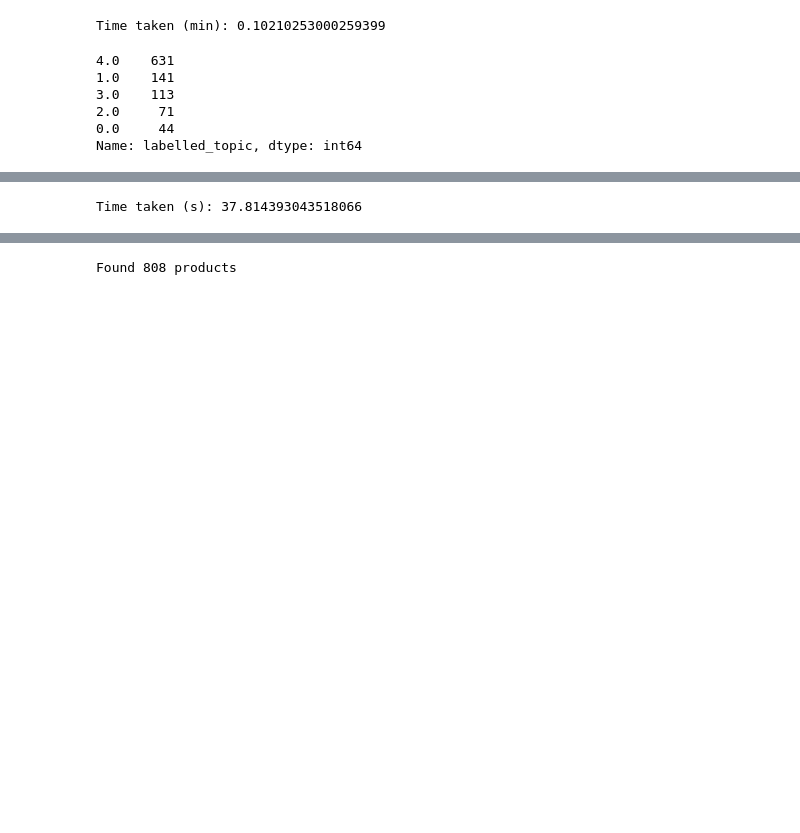
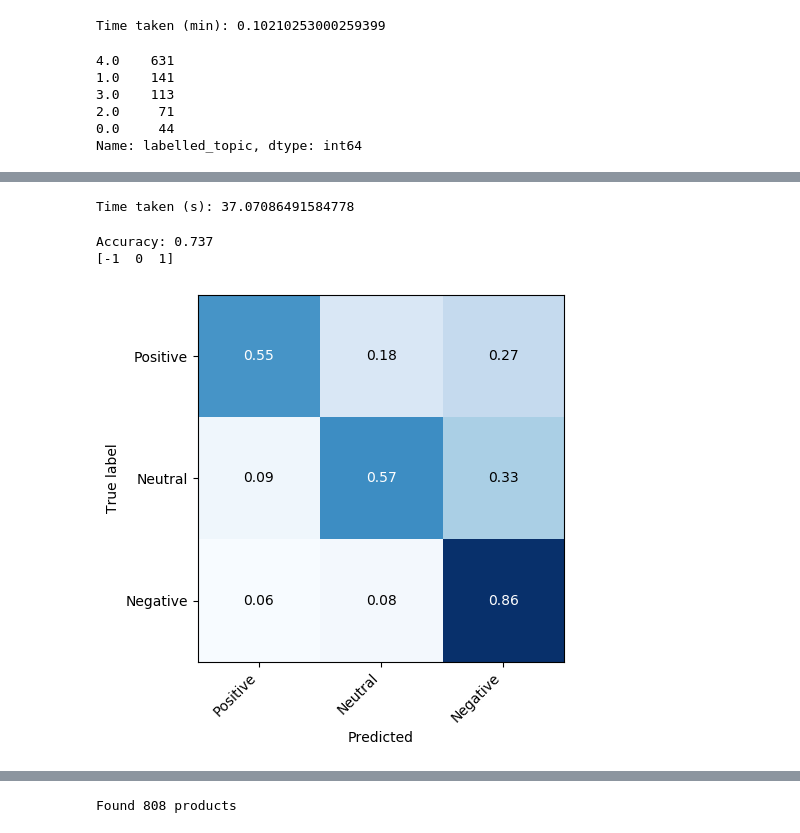
Before and after one commit to AnthonyCheetham/jigsaw, a Jupyter notebook: review_scores/make_model_classifier.ipynb, the cells around one changed output, grey strips where cells are left out. Cells and saved outputs as stored; diff of their text form; code cells hidden in the pictures; blank space fills up the shorter version.

```diff
--- a/review_scores/make_model_classifier.ipynb
+++ b/review_scores/make_model_classifier.ipynb
@@ -252,7 +265,7 @@ plt.show()
 # For each sentence, calculate the sentiment
 from vaderSentiment.vaderSentiment import SentimentIntensityAnalyzer
 analyzer = SentimentIntensityAnalyzer()
-
+sentence_df = pd.read_csv('sentence_df.csv')
 import time
 t0= time.time()
 n_sentences = sentence_df.shape[0]
@@ -264,6 +277,16 @@ for ix,s in enumerate(sentence_df['sentences'].values):
     vs = analyzer.polarity_scores(s)
     sentence_sentiments[ix] = vs['compound']
 
+# Fix them
+def round_sentiments(y_preds):
+    y_preds[y_preds > 0.1] =1
+    y_preds[y_preds < (-0.05)] =-1
+    y_preds[np.abs(y_preds) < 0.2] = 0
+    y_preds = y_preds.astype(int)
+    return y_preds
+
+# sentence_sentiments = round_sentiments(sentence_sentiments)
+
 print('Time taken (s):',time.time()-t0)
 
 # Add to dataframe and resave
@@ -271,7 +294,40 @@ sentence_df['sentiment'] = sentence_sentiments
 
 sentence_df.to_csv('sentence_df.csv')
 # %% [output]
-Time taken (s): 37.814393043518066
+Time taken (s): 37.07086491584778
+# %%
+# Test the sentiment analysis
+from vaderSentiment.vaderSentiment import SentimentIntensityAnalyzer
+from sklearn.metrics import accuracy_score, confusion_matrix
+analyzer = SentimentIntensityAnalyzer()
+
+train_data = pd.read_csv('labelled_examples.csv')
+X_test = train_data['sentences']
+y_test = train_data['labelled_sentiment'].values.astype(int)
+
+# Run VADER
+y_preds = np.zeros(shape=y_test.shape)
+for ix,s in enumerate(X_test):
+    vs = analyzer.polarity_scores(s)
+    pred = vs['compound']
+    y_preds[ix] = pred
+# Fix them
+# y_preds = round_sentiments(y_preds)
+
+print('Accuracy:',accuracy_score(y_test,y_preds))
+# And a confusion matrix
+conf_matrix = confusion_matrix(y_test,y_preds)
+conf_matrix = conf_matrix.astype('float') / conf_matrix.sum(axis=1)[:, np.newaxis]
+
+print(np.unique(y_test))
+
+# Plot it
+plot_confusion_matrix(conf_matrix,cats=['Positive','Neutral','Negative'],
+                      save='../week3_plots/sentiment_conf_matrix.png')
+# %% [output]
+Accuracy: 0.737
+[-1  0  1]
+[figure, added]
 # %%
 # # Now aggregate over reviews to get a number between -1 and 1 for each
 t0 = time.time()
```
Also changed, not shown: parts of 17 cells of this notebook, 2 other files.
